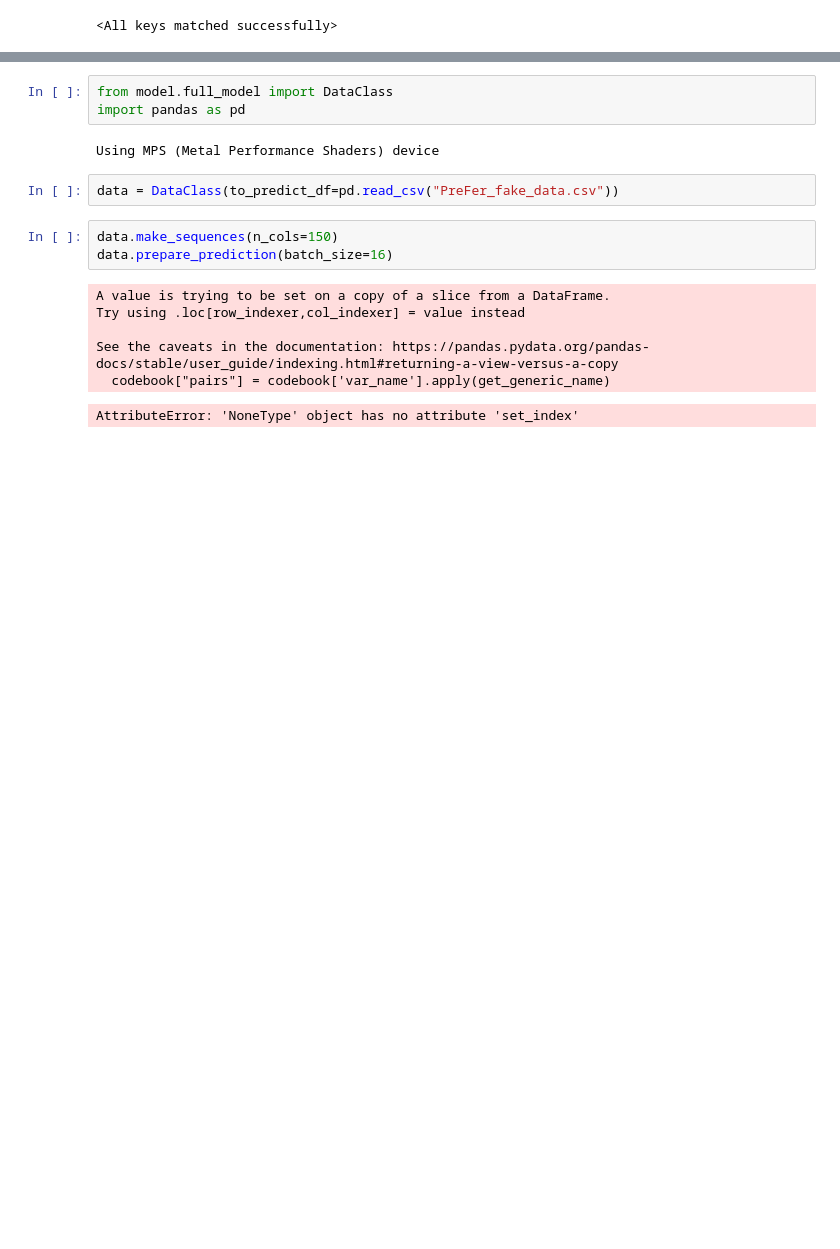
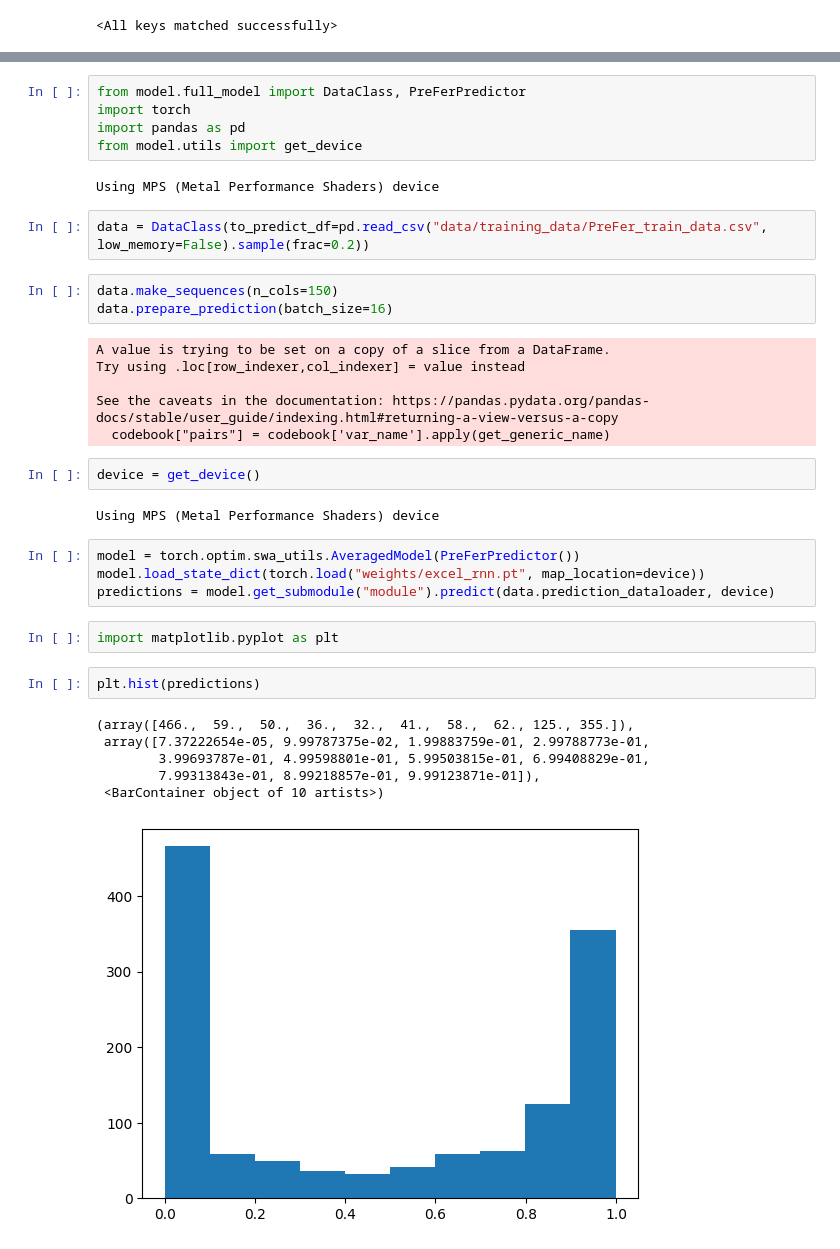
Before and after one commit to Lasse-mohr/fertility-prediction-challenge, a Jupyter notebook: train_finetune.ipynb, the cells around one changed output, grey strips where cells are left out. Cells and saved outputs as stored; diff of their text form; blank space fills up the shorter version.

```diff
--- a/train_finetune.ipynb
+++ b/train_finetune.ipynb
@@ -424,10 +426,12 @@ model.load_state_dict(torch.load("weights/excel_rnn.pt"))
 # %%
-from model.full_model import DataClass
+from model.full_model import DataClass, PreFerPredictor
+import torch
 import pandas as pd
+from model.utils import get_device
 # %% [output]
 Using MPS (Metal Performance Shaders) device
 # %%
-data = DataClass(to_predict_df=pd.read_csv("PreFer_fake_data.csv"))
+data = DataClass(to_predict_df=pd.read_csv("data/training_data/PreFer_train_data.csv", low_memory=False).sample(frac=0.2))
 # %%
 data.make_sequences(n_cols=150)
 data.prepare_prediction(batch_size=16)
@@ -437,4 +441,22 @@ Try using .loc[row_indexer,col_indexer] = value instead
 
 See the caveats in the documentation: https://pandas.pydata.org/pandas-docs/stable/user_guide/indexing.html#returning-a-view-versus-a-copy
   codebook["pairs"] = codebook['var_name'].apply(get_generic_name)
-AttributeError: 'NoneType' object has no attribute 'set_index'
+# %%
+device = get_device()
+# %% [output]
+Using MPS (Metal Performance Shaders) device
+# %%
+model = torch.optim.swa_utils.AveragedModel(PreFerPredictor())
+model.load_state_dict(torch.load("weights/excel_rnn.pt", map_location=device))
+predictions = model.get_submodule("module").predict(data.prediction_dataloader, device)
+# %%
+import matplotlib.pyplot as plt
+# %%
+plt.hist(predictions)
+# %% [output]
+(array([466.,  59.,  50.,  36.,  32.,  41.,  58.,  62., 125., 355.]),
+ array([7.37222654e-05, 9.99787375e-02, 1.99883759e-01, 2.99788773e-01,
+        3.99693787e-01, 4.99598801e-01, 5.99503815e-01, 6.99408829e-01,
+        7.99313843e-01, 8.99218857e-01, 9.99123871e-01]),
+ <BarContainer object of 10 artists>)
+[figure, added]
```
Also changed, not shown: parts of 2 cells of this notebook, 1 other file.
